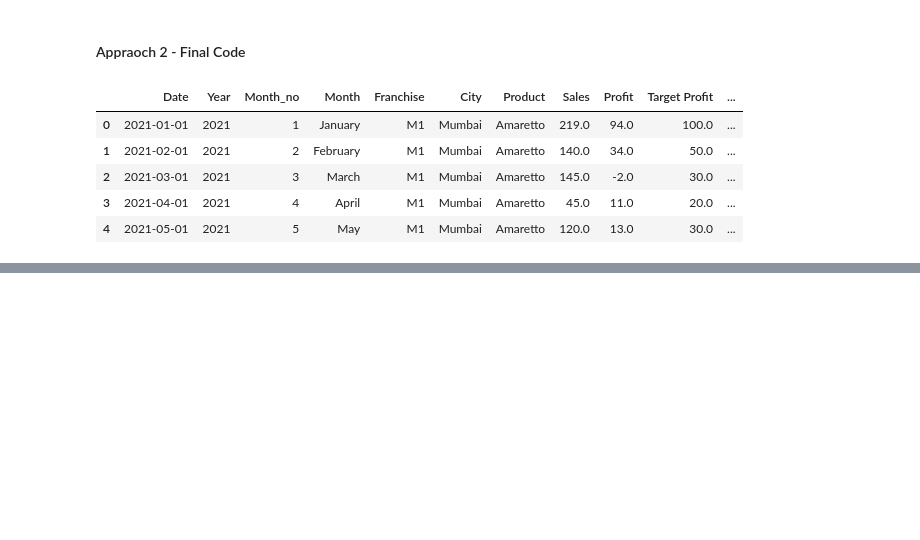
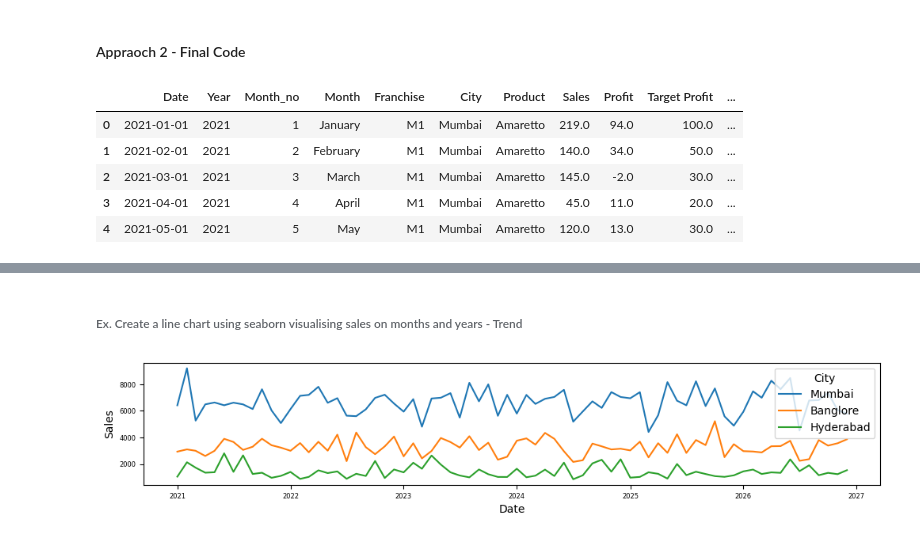
Before and after one commit to knowledge-corner/Optum_Global_nov_24, a Jupyter notebook: Day - 3.ipynb, the cells around one changed output, grey strips where cells are left out. Drawn from its saved outputs; the diff is of its cells as text; code cells hidden in the pictures; blank space fills up the shorter version.

```diff
--- a/Day - 3.ipynb
+++ b/Day - 3.ipynb
@@ -473,0 +549,7 @@ Name: proportion, dtype: float64
+# %% [markdown]
+###### Ex. Create a line chart using seaborn visualising sales on months and years - Trend
+# %%
+plt.figure(figsize= (12, 2))
+_ = sns.lineplot(data = df, x = "Date", y = "Sales", hue = "City", estimator="sum", errorbar=None)
+# %% [output]
+[figure, added]
```
Also changed, not shown: parts of 45 cells of this notebook, 3 other files.
